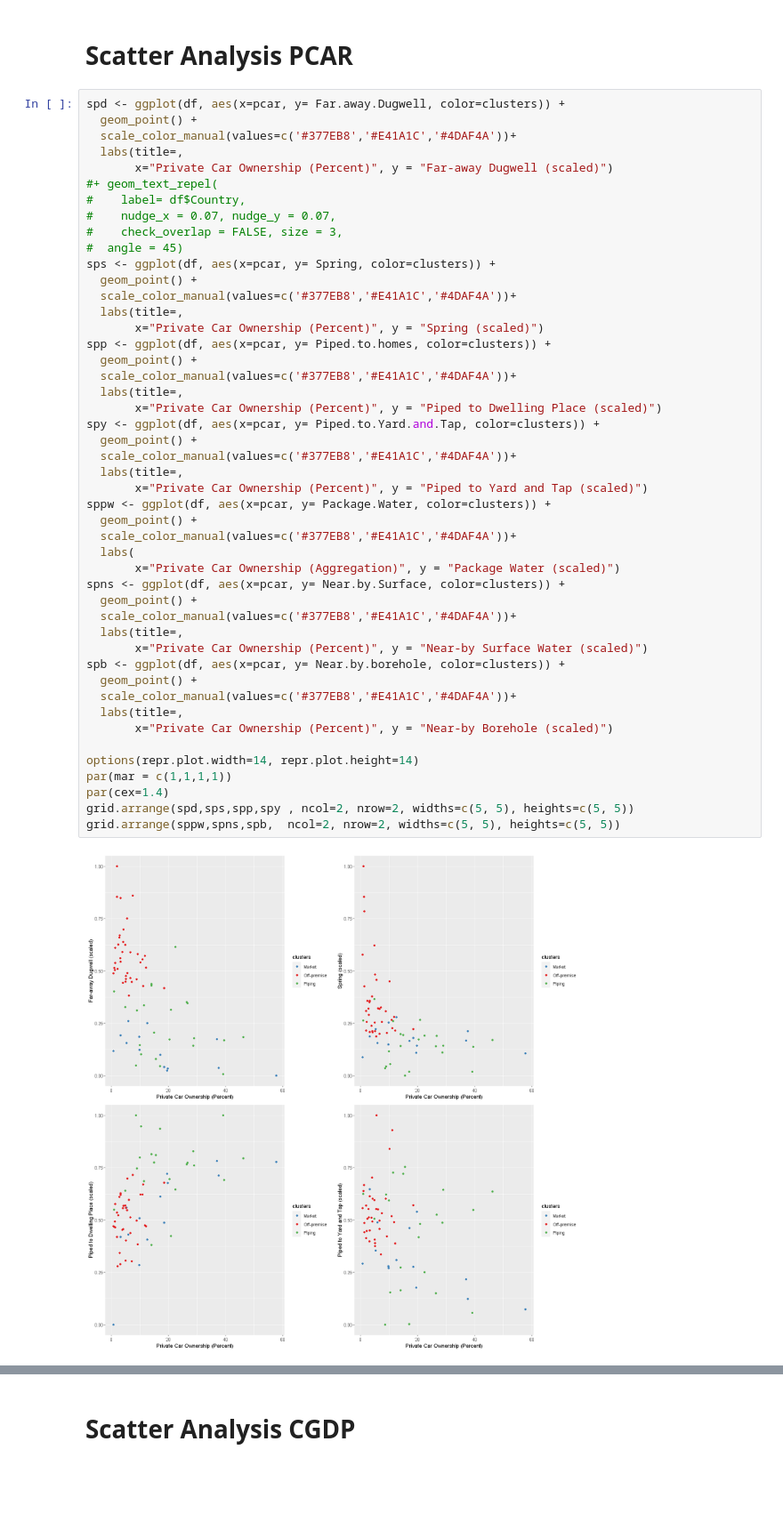
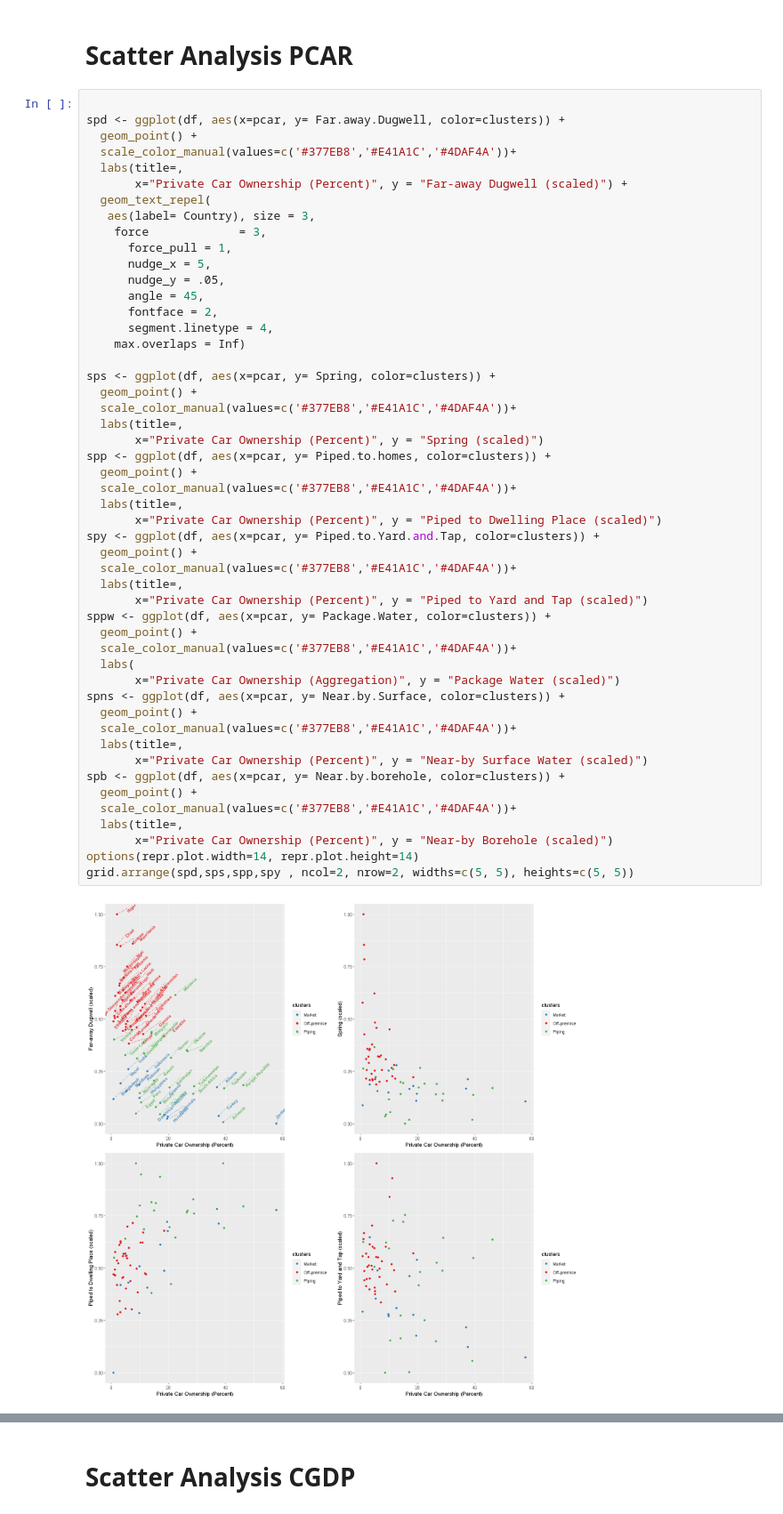
Before and after one commit to narslab/water-accessibility, a Jupyter notebook: bin/jupyter/importance-var-analysis.ipynb, the cells around one changed output, grey strips where cells are left out. Shown at 89% size. Cells and saved outputs as stored; diff of their text form; blank space fills up the shorter version.

Commit message:
names
Inserting country names of the variables

```diff
--- a/bin/jupyter/importance-var-analysis.ipynb
+++ b/bin/jupyter/importance-var-analysis.ipynb
@@ -68,51 +59,54 @@ A data.frame: 6 × 12
 # %% [markdown]
 # Scatter Analysis PCAR
 # %%
+
 spd <- ggplot(df, aes(x=pcar, y= Far.away.Dugwell, color=clusters)) +
   geom_point() +
   scale_color_manual(values=c('#377EB8','#E41A1C','#4DAF4A'))+
   labs(title=,
-       x="Private Car Ownership (Percent)", y = "Far-away Dugwell (scaled)")
-#+ geom_text_repel(
-#    label= df$Country,
-#    nudge_x = 0.07, nudge_y = 0.07,
-#    check_overlap = FALSE, size = 3,
-#  angle = 45)
+       x="Private Car Ownership (Percent)", y = "Far-away Dugwell (scaled)") +
+  geom_text_repel(
+   aes(label= Country), size = 3,
+    force             = 3,
+      force_pull = 1,
+      nudge_x = 5,
+      nudge_y = .05,
+      angle = 45,
+      fontface = 2,
+      segment.linetype = 4,
+    max.overlaps = Inf)
+
 sps <- ggplot(df, aes(x=pcar, y= Spring, color=clusters)) +
   geom_point() +
   scale_color_manual(values=c('#377EB8','#E41A1C','#4DAF4A'))+
   labs(title=,
        x="Private Car Ownership (Percent)", y = "Spring (scaled)")
 spp <- ggplot(df, aes(x=pcar, y= Piped.to.homes, color=clusters)) +
   geom_point() +
   scale_color_manual(values=c('#377EB8','#E41A1C','#4DAF4A'))+
   labs(title=,
        x="Private Car Ownership (Percent)", y = "Piped to Dwelling Place (scaled)")
 spy <- ggplot(df, aes(x=pcar, y= Piped.to.Yard.and.Tap, color=clusters)) +
   geom_point() +
   scale_color_manual(values=c('#377EB8','#E41A1C','#4DAF4A'))+
   labs(title=,
        x="Private Car Ownership (Percent)", y = "Piped to Yard and Tap (scaled)")
 sppw <- ggplot(df, aes(x=pcar, y= Package.Water, color=clusters)) +
   geom_point() +
   scale_color_manual(values=c('#377EB8','#E41A1C','#4DAF4A'))+
   labs(
        x="Private Car Ownership (Aggregation)", y = "Package Water (scaled)")
 spns <- ggplot(df, aes(x=pcar, y= Near.by.Surface, color=clusters)) +
   geom_point() +
   scale_color_manual(values=c('#377EB8','#E41A1C','#4DAF4A'))+
   labs(title=,
        x="Private Car Ownership (Percent)", y = "Near-by Surface Water (scaled)")
 spb <- ggplot(df, aes(x=pcar, y= Near.by.borehole, color=clusters)) +
   geom_point() +
   scale_color_manual(values=c('#377EB8','#E41A1C','#4DAF4A'))+
   labs(title=,
        x="Private Car Ownership (Percent)", y = "Near-by Borehole (scaled)")
-
 options(repr.plot.width=14, repr.plot.height=14)
-par(mar = c(1,1,1,1))
-par(cex=1.4)
 grid.arrange(spd,sps,spp,spy , ncol=2, nrow=2, widths=c(5, 5), heights=c(5, 5))
-grid.arrange(sppw,spns,spb,  ncol=2, nrow=2, widths=c(5, 5), heights=c(5, 5))
 # %% [output]
-[figure, old version]
+[figure, new version]
```
Also changed, not shown: parts of 6 cells of this notebook, 8 other files.
